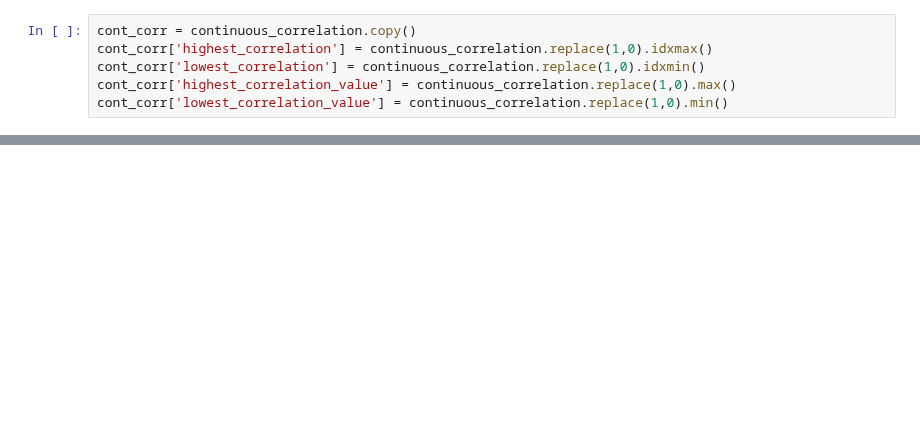
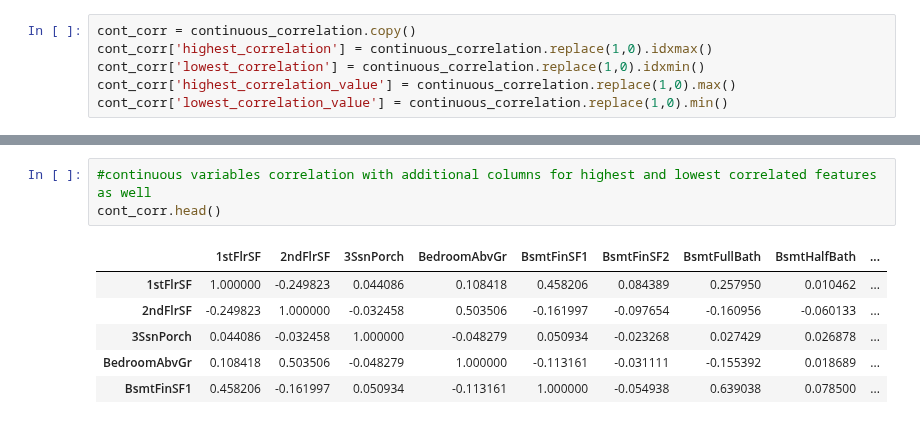
Before and after one commit to TeamBADS/kaggle_challenges, a Jupyter notebook: house_prices/python_playground/python_exploration.ipynb, the cells around one changed output, grey strips where cells are left out. Saved outputs shown, nothing was run; the diff lists cells and outputs as text; blank space fills up the shorter version.

```diff
--- a/house_prices/python_playground/python_exploration.ipynb
+++ b/house_prices/python_playground/python_exploration.ipynb
@@ -303,0 +273,10 @@ cont_corr
+# %%
+#continuous variables correlation with additional columns for highest and lowest correlated features as well
+cont_corr.head()
+# %% [output]
+|  | 1stFlrSF | 2ndFlrSF | 3SsnPorch | BedroomAbvGr | BsmtFinSF1 | BsmtFinSF2 | BsmtFullBath | BsmtHalfBath | ... |
+| 1stFlrSF | 1.000000 | -0.249823 | 0.044086 | 0.108418 | 0.458206 | 0.084389 | 0.257950 | 0.010462 | ... |
+| 2ndFlrSF | -0.249823 | 1.000000 | -0.032458 | 0.503506 | -0.161997 | -0.097654 | -0.160956 | -0.060133 | ... |
+| 3SsnPorch | 0.044086 | -0.032458 | 1.000000 | -0.048279 | 0.050934 | -0.023268 | 0.027429 | 0.026878 | ... |
+| BedroomAbvGr | 0.108418 | 0.503506 | -0.048279 | 1.000000 | -0.113161 | -0.031111 | -0.155392 | 0.018689 | ... |
+| BsmtFinSF1 | 0.458206 | -0.161997 | 0.050934 | -0.113161 | 1.000000 | -0.054938 | 0.639038 | 0.078500 | ... |
```
Also changed, not shown: parts of 11 cells of this notebook.
